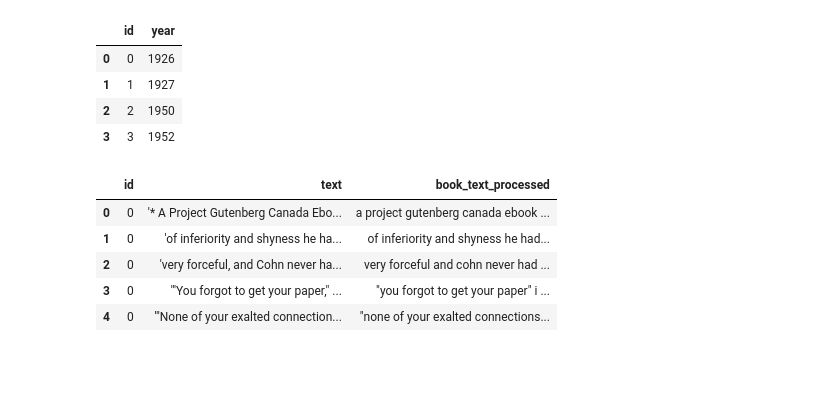
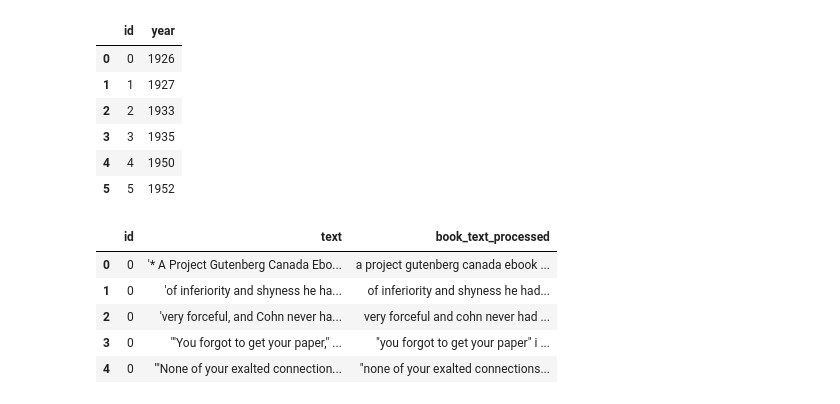
Before and after one commit to jjiahao/business-analytics, a Jupyter notebook: Copy_of_text_analysis.ipynb, the cells around one changed output. Saved outputs shown, nothing was run; the diff lists cells and outputs as text; code cells hidden in the pictures; blank space fills up the shorter version.

```diff
--- a/Copy_of_text_analysis.ipynb
+++ b/Copy_of_text_analysis.ipynb
@@ -80,12 +82,14 @@ df
 # %%
-year_df = pd.DataFrame({'id':[0,1,2,3], 'year':[1926, 1927,1950,1952]})
-year_df.head()
+year_df = pd.DataFrame({'id':[0,1,2,3,4,5], 'year':[1926, 1927,1933,1935,1950,1952]})
+year_df
 # %% [output]
 |  | id | year |
 | 0 | 0 | 1926 |
 | 1 | 1 | 1927 |
-| 2 | 2 | 1950 |
-| 3 | 3 | 1952 |
+| 2 | 2 | 1933 |
+| 3 | 3 | 1935 |
+| 4 | 4 | 1950 |
+| 5 | 5 | 1952 |
 # %%
 import re
 # Remove punctuation
```
Also changed, not shown: parts of 28 cells of this notebook.
